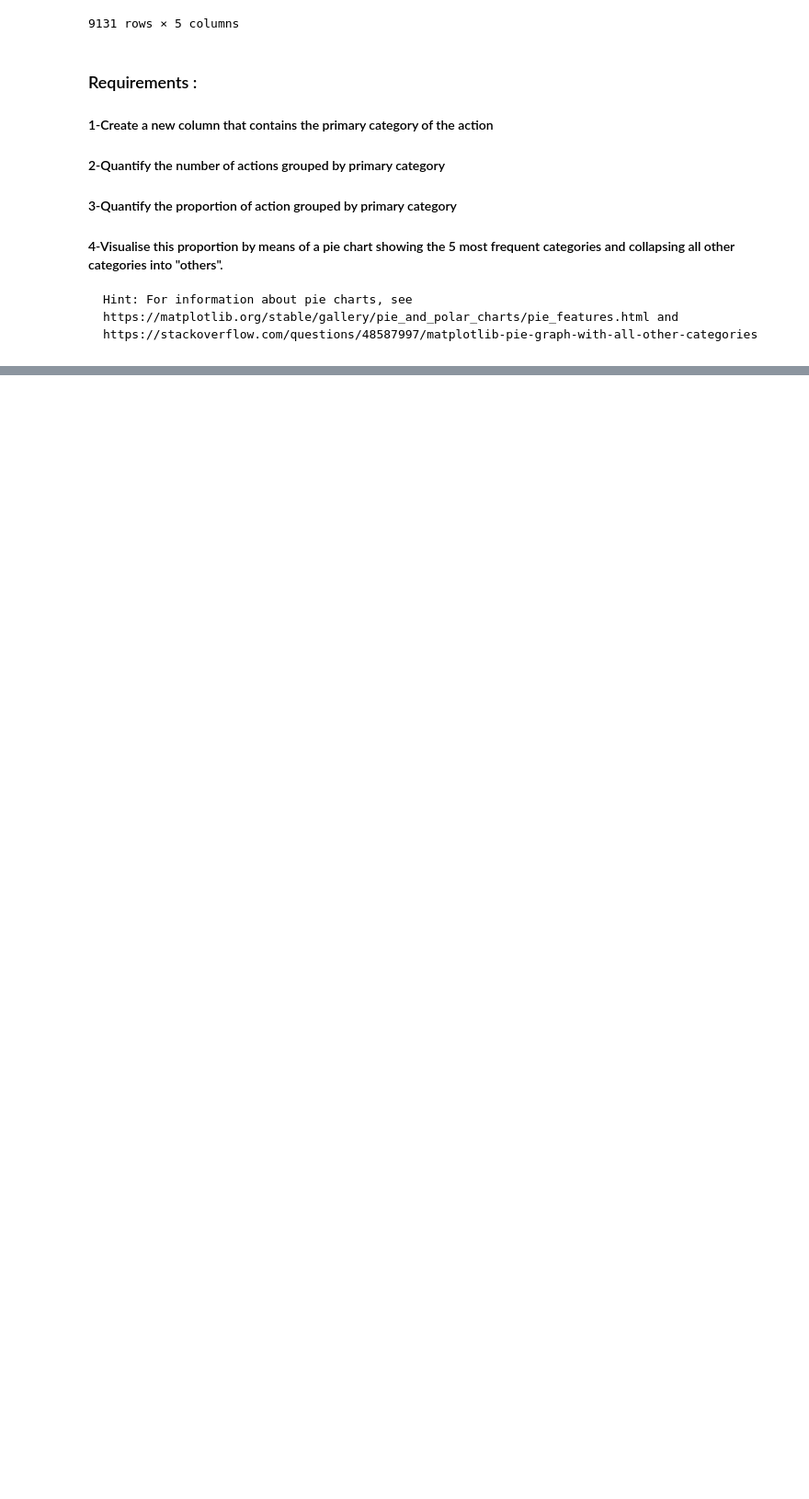
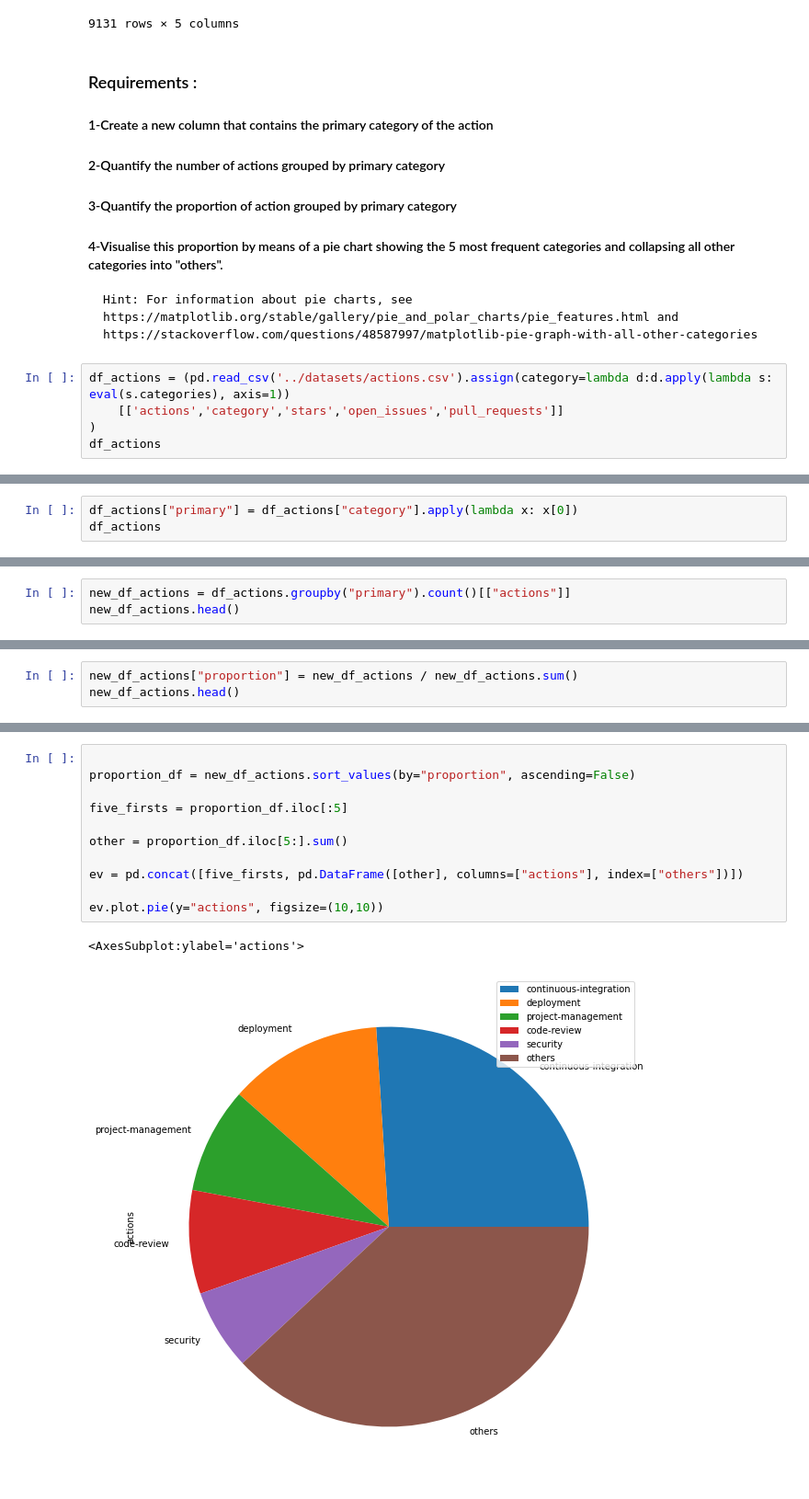
Before and after one commit to thomasBren/data-analysis, a Jupyter notebook: notebooks/questions.ipynb, the cells around one changed output, grey strips where cells are left out. Shown at 92% size. Cells and saved outputs as stored; diff of their text form; blank space fills up the shorter version.

```diff
--- a/notebooks/questions.ipynb
+++ b/notebooks/questions.ipynb
@@ -102,3 +234,8 @@ df_actions
 #### 3-Quantify the proportion of action grouped by primary category
 #### 4-Visualise this proportion by means of a pie chart showing the 5 most frequent categories and collapsing all other categories into "others".
     Hint: For information about pie charts, see https://matplotlib.org/stable/gallery/pie_and_polar_charts/pie_features.html and https://stackoverflow.com/questions/48587997/matplotlib-pie-graph-with-all-other-categories
+# %%
+df_actions = (pd.read_csv('../datasets/actions.csv').assign(category=lambda d:d.apply(lambda s: eval(s.categories), axis=1))
+    [['actions','category','stars','open_issues','pull_requests']]
+)
+df_actions
@@ -104,0 +256,3 @@ df_actions
+# %%
+df_actions["primary"] = df_actions["category"].apply(lambda x: x[0])
+df_actions
@@ -104,0 +273,3 @@ df_actions
+# %%
+new_df_actions = df_actions.groupby("primary").count()[["actions"]]
+new_df_actions.head()
@@ -104,0 +284,3 @@ df_actions
+# %%
+new_df_actions["proportion"] = new_df_actions / new_df_actions.sum()
+new_df_actions.head()
@@ -104,0 +295,14 @@ df_actions
+# %%
+
+proportion_df = new_df_actions.sort_values(by="proportion", ascending=False)
+
+five_firsts = proportion_df.iloc[:5]
+
+other = proportion_df.iloc[5:].sum()
+
+ev = pd.concat([five_firsts, pd.DataFrame([other], columns=["actions"], index=["others"])])
+
+ev.plot.pie(y="actions", figsize=(10,10))
+# %% [output]
+<AxesSubplot:ylabel='actions'>
+[figure, added]
```
Also changed, not shown: parts of 12 cells of this notebook.
